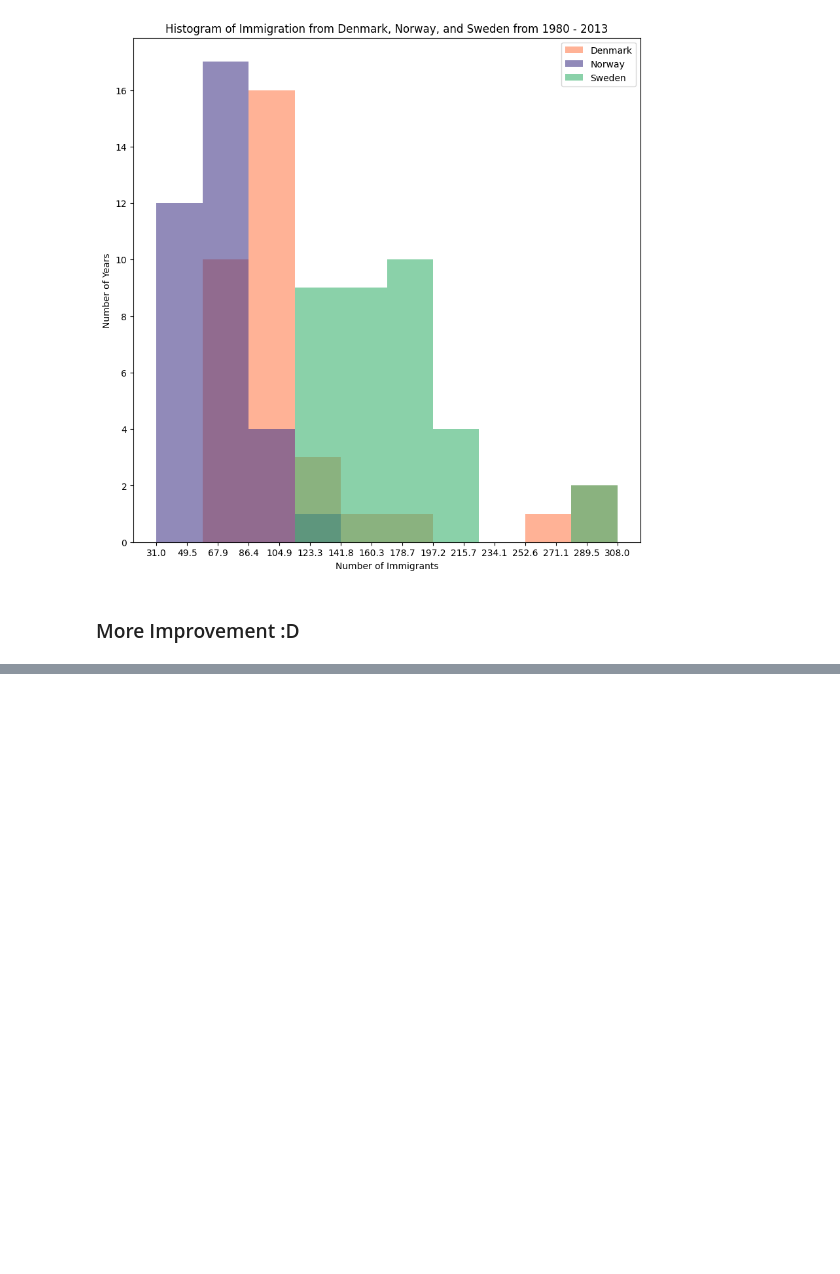
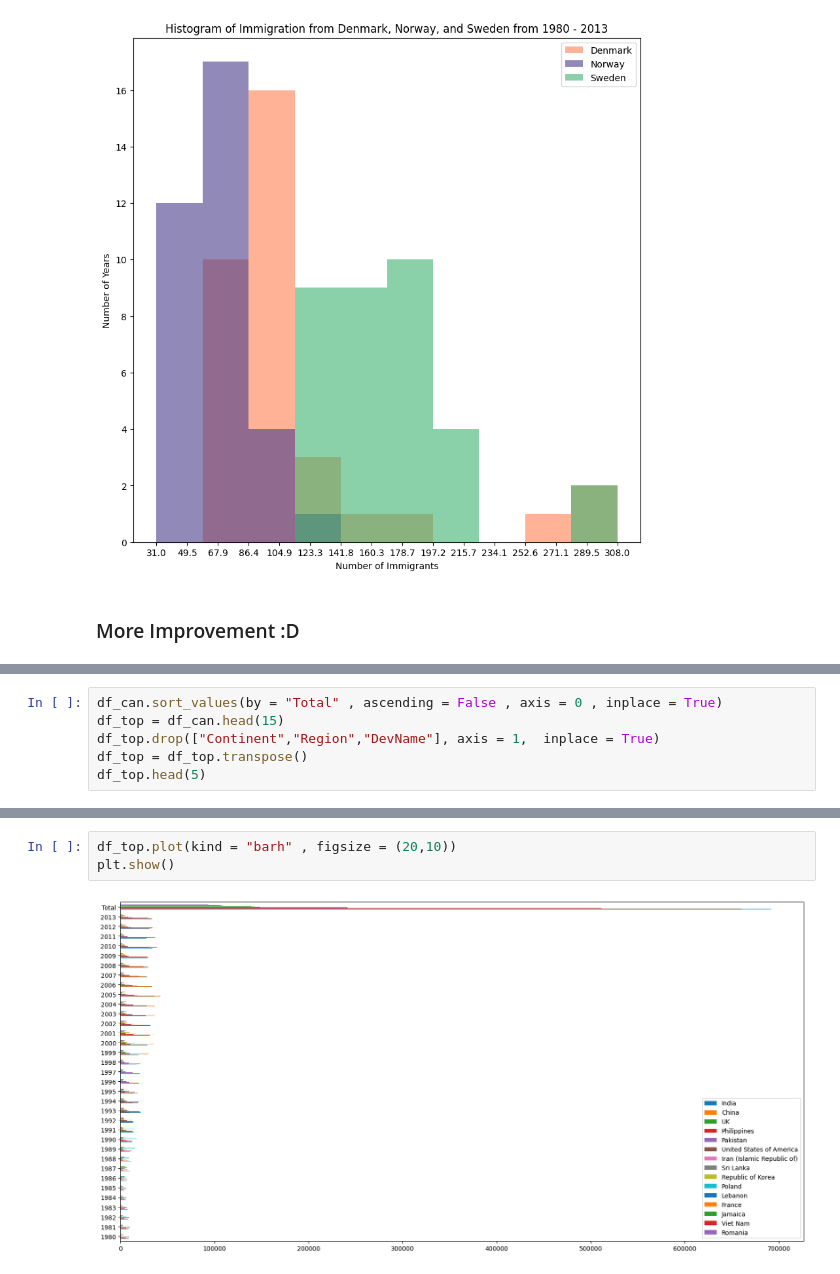
Before and after one commit to MachineTi-lab/IBM_Data_Visualization, a Jupyter notebook: MathPlot_LinePllots.ipynb, the cells around one changed output, grey strips where cells are left out. Cells and saved outputs as stored; diff of their text form; blank space fills up the shorter version.

```diff
--- a/MathPlot_LinePllots.ipynb
+++ b/MathPlot_LinePllots.ipynb
@@ -332,0 +391,6 @@ count , bin_edges = np.histogram(df_hist , 15)
+# %%
+df_can.sort_values(by = "Total" , ascending = False , axis = 0 , inplace = True)
+df_top = df_can.head(15)
+df_top.drop(["Continent","Region","DevName"], axis = 1,  inplace = True)
+df_top = df_top.transpose()
+df_top.head(5)
@@ -332,0 +408,5 @@ count , bin_edges = np.histogram(df_hist , 15)
+# %%
+df_top.plot(kind = "barh" , figsize = (20,10))
+plt.show()
+# %% [output]
+[figure, added]
```
Also changed, not shown: parts of 6 cells of this notebook.
